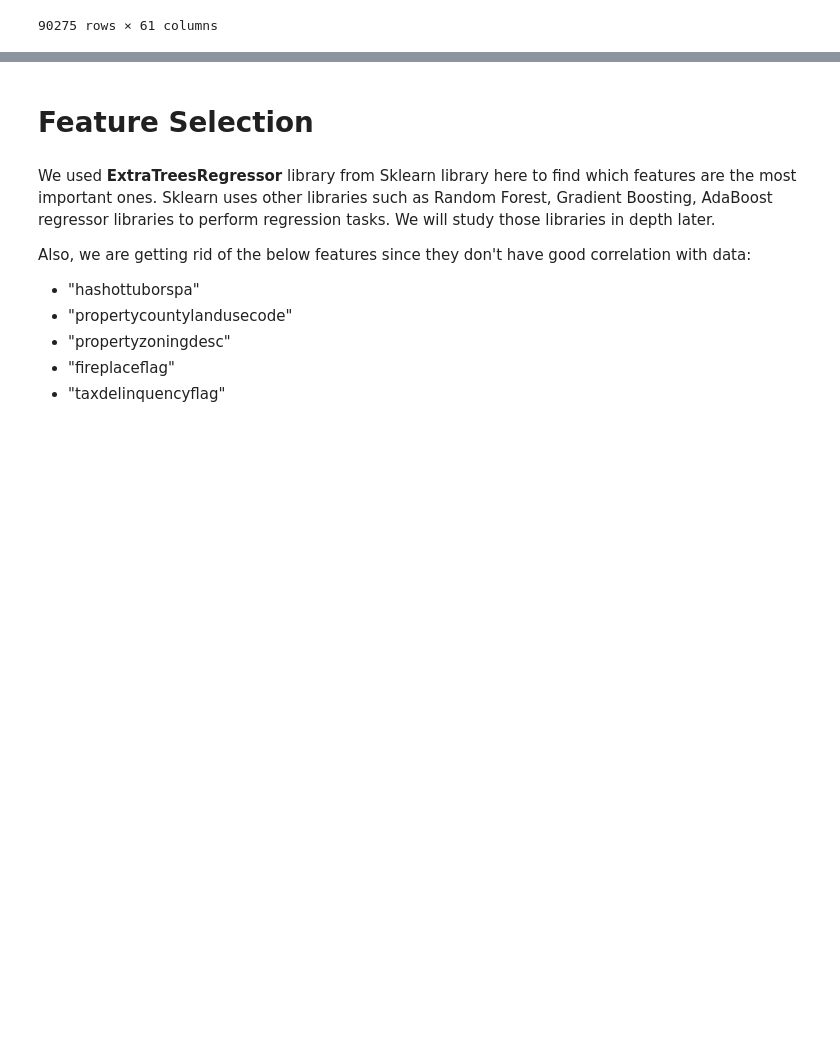
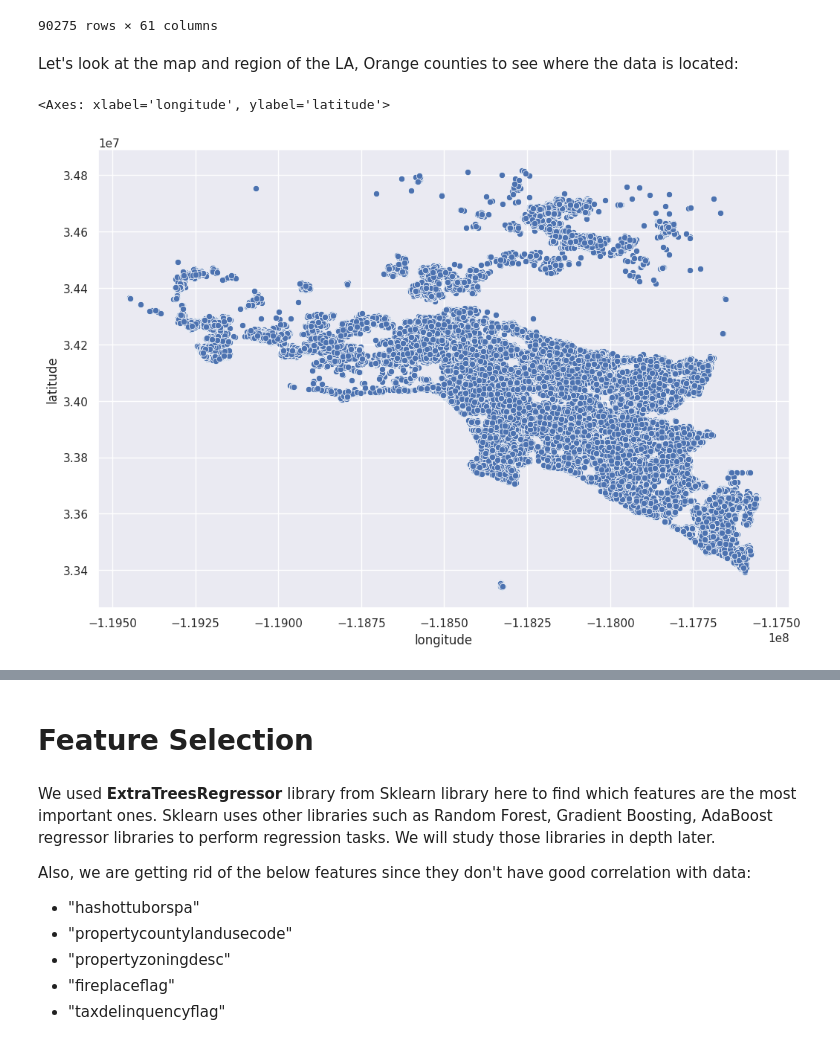
Before and after one commit to AmirMoazzami/207_final_project, a Jupyter notebook: zillow_final_project_207.ipynb, the cells around one changed output, grey strips where cells are left out. Drawn from its saved outputs; the diff is of its cells as text; code cells hidden in the pictures; blank space fills up the shorter version.

```diff
--- a/zillow_final_project_207.ipynb
+++ b/zillow_final_project_207.ipynb
@@ -267,3 +267,11 @@ display(train_df)
 | 90273 | 11402105 | 0.0602 | 2016-12-30 | 12 | 1.816372 | 7.229885 | ... |
 | 90274 | 12566293 | 0.4207 | 2016-12-30 | 12 | 1.816372 | 7.229885 | ... |
 90275 rows × 61 columns
+# %% [markdown]
+Let's look at the map and region of the LA, Orange counties to see where the data is located:
+# %%
+plt.figure(figsize=(12,8))
+sns.scatterplot(x='longitude',y='latitude',data=train_df)
+# %% [output]
+<Axes: xlabel='longitude', ylabel='latitude'>
+[figure, added]
```
Also changed, not shown: parts of 19 cells of this notebook.
